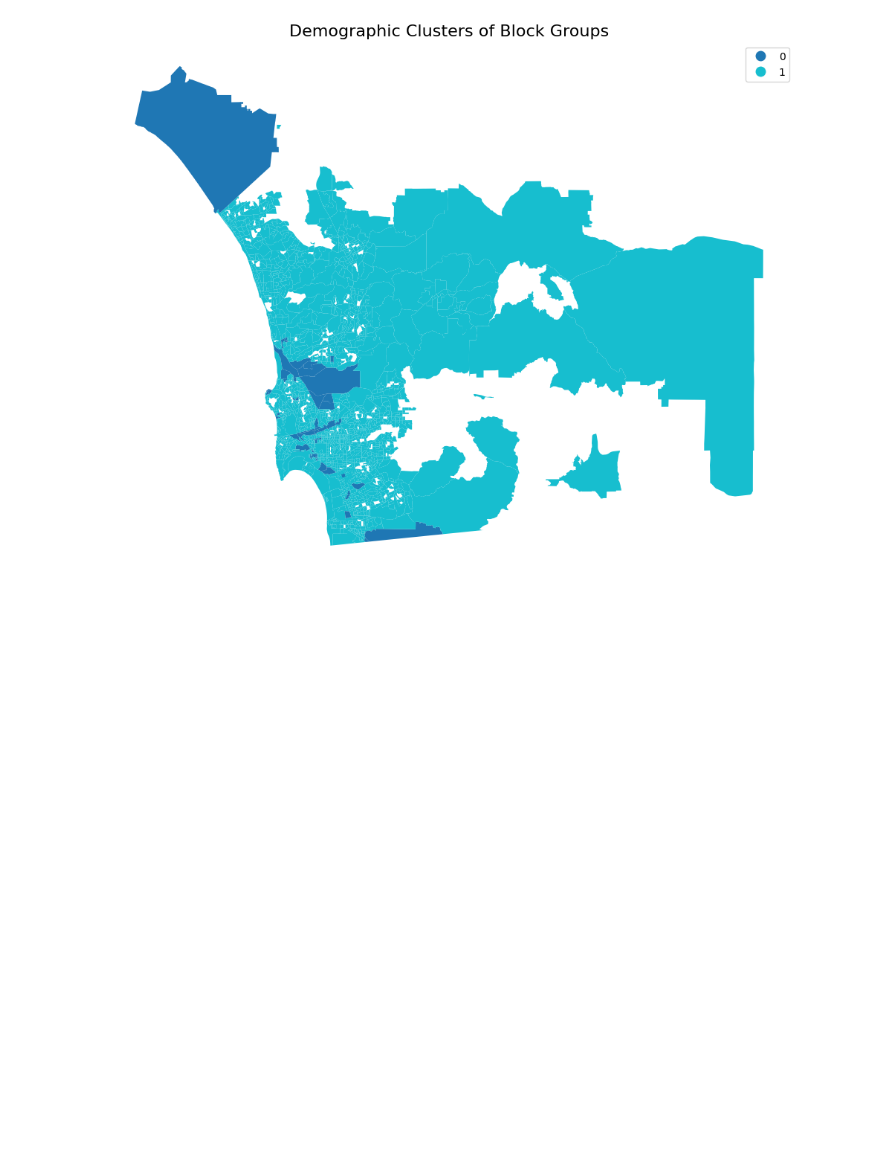
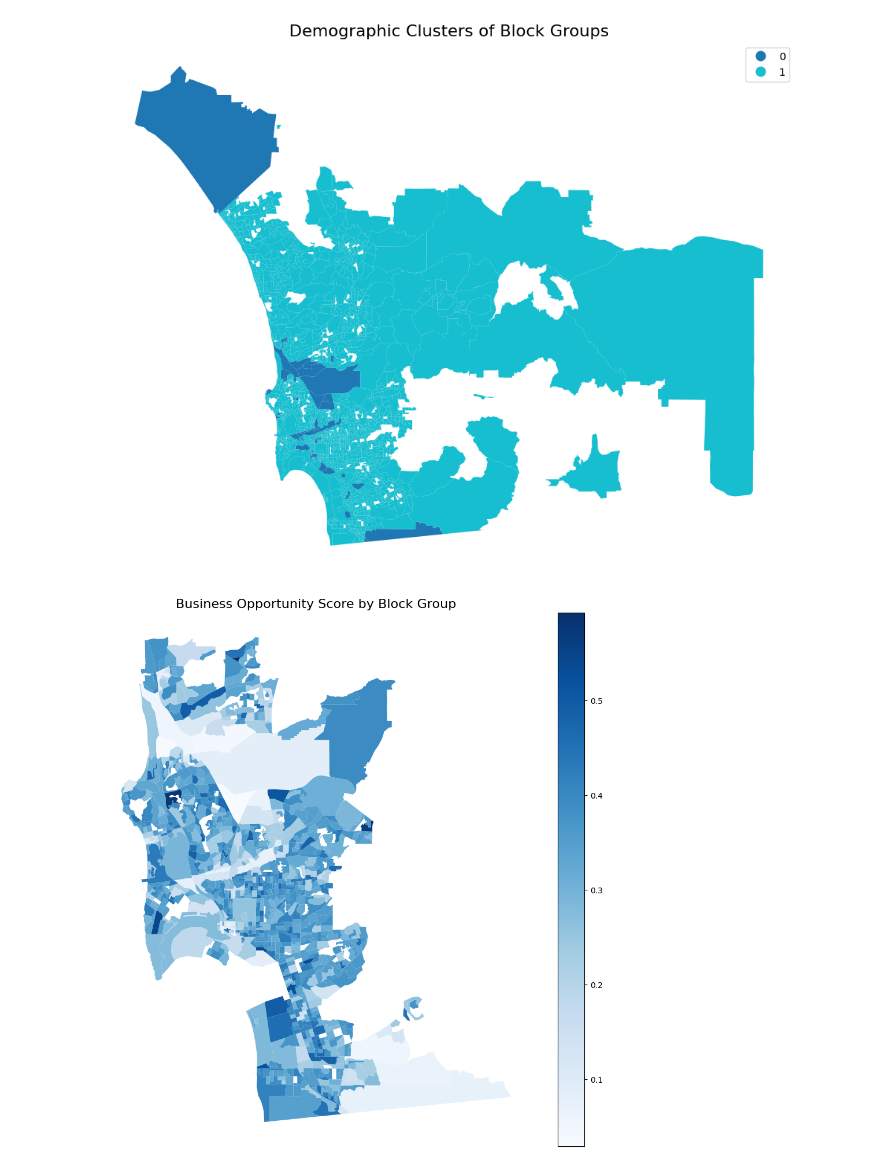
Before and after one commit to swhoyle/business-opportunity-graph, a Jupyter notebook: notebooks/09_business_success_and_opportunity.ipynb, the cells around one changed output. Drawn from its saved outputs; the diff is of its cells as text; code cells hidden in the pictures; blank space fills up the shorter version.

```diff
--- a/notebooks/09_business_success_and_opportunity.ipynb
+++ b/notebooks/09_business_success_and_opportunity.ipynb
@@ -234,3 +229,76 @@ plt.show()
 {2: 0.7887706815881423, 3: 0.41318863559182134, 4: 0.39689831672448667, 5: 0.2996733492483586, 6: 0.3022870522685754, 7: 0.3056872273287335, 8: 0.39077971503035164, 9: 0.2944085677093166}
 Optimal number of clusters: 2
 [figure]
+# %%
+from sklearn.preprocessing import StandardScaler
+
+
+demographic_features = [
+    "male25",
+    "male30",
+    "male35",
+    "fem25",
+    "fem30",
+    "fem35",
+    "population",
+    "n01_bus",
+    "n14_bus",
+    "n35_bus",
+    "n37_sales",
+    "s16_sales",
+    "s22_bus",
+    "s23_emp"
+    # "education_index",
+    # "unemployment_rate",
+    # "pop_density",
+    # etc...
+]
+
+threshold = gdf["business_success_score"].quantile(0.80)
+gdf["is_successful"] = (gdf["business_success_score"] >= threshold).astype(int)
+
+success_df = gdf[gdf["is_successful"] == 1]
+success_centroid = success_df[demographic_features].mean().values
+
+
+scaler = StandardScaler()
+scaled_demo = scaler.fit_transform(gdf[demographic_features])
+
+gdf_scaled = gdf.copy()
+gdf_scaled[demographic_features] = scaled_demo
+
+# scale the success centroid
+success_centroid_scaled = scaler.transform([success_centroid])[0]
+
+import numpy as np
+
+def euclidean_distance(a, b):
+    return np.sqrt(np.sum((a - b)**2))
+
+gdf_scaled["distance_to_success"] = gdf_scaled[demographic_features].apply(
+    lambda row: euclidean_distance(row.values, success_centroid_scaled),
+    axis=1
+)
+
+gdf_scaled["business_opportunity_score"] = 1 / (1 + gdf_scaled["distance_to_success"])
+
+
+import matplotlib.pyplot as plt
+
+fig, ax = plt.subplots(1, 1, figsize=(12, 12))
+
+gdf_scaled.plot(
+    column="business_opportunity_score",
+    cmap="Blues",             # single-hue blue gradient
+    linewidth=0,
+    edgecolor="none",
+    legend=True,
+    ax=ax
+)
+
+ax.set_title("Business Opportunity Score by Block Group", fontsize=16)
+ax.axis("off")
+
+plt.show()
+# %% [output]
+[figure, added]
```
Also changed, not shown: parts of 2 cells of this notebook.
